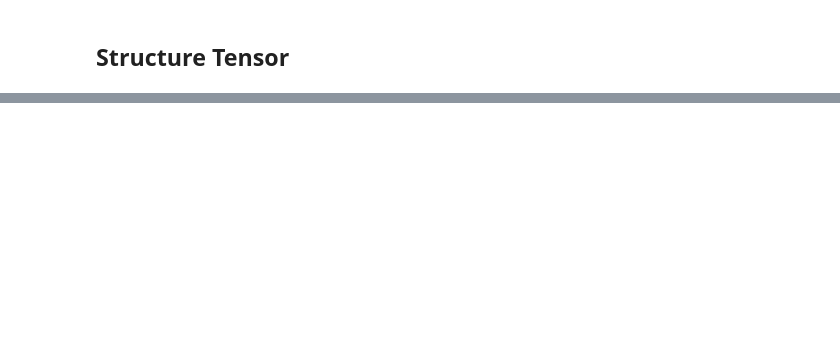
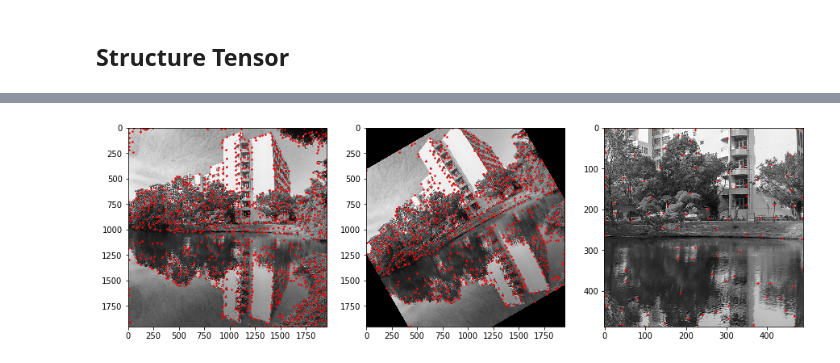
Before and after one commit to kimbochen/cv_course, a Jupyter notebook: Homework1/hw1_1/hw1-1.ipynb, the cells around one changed output, grey strips where cells are left out. Drawn from its saved outputs; the diff is of its cells as text; code cells hidden in the pictures; blank space fills up the shorter version.

```diff
--- a/Homework1/hw1_1/hw1-1.ipynb
+++ b/Homework1/hw1_1/hw1-1.ipynb
@@ -135,0 +183,16 @@ plt.show()
+# %%
+fig, ax = plt.subplots(1, 3, figsize=(15, 15))
+
+nms(img, 30, ax[0])
+
+nms(tfm.rotate(img, 30), 30, ax[1])
+
+rsc = tfm.rescale(img, 0.5, multichannel=False)
+qm = rsc.shape[0] // 4
+qn = rsc.shape[1] // 4
+
+nms(rsc[qm:3 * qm, qn:3 * qn], 30, ax[2])
+
+plt.show()
+# %% [output]
+[figure, added]
```
Also changed, not shown: parts of 16 cells of this notebook.
